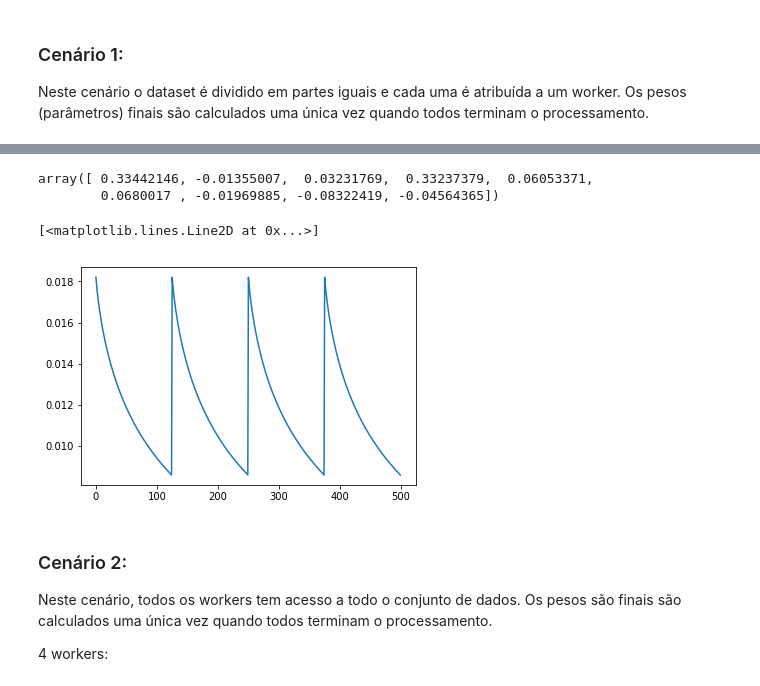
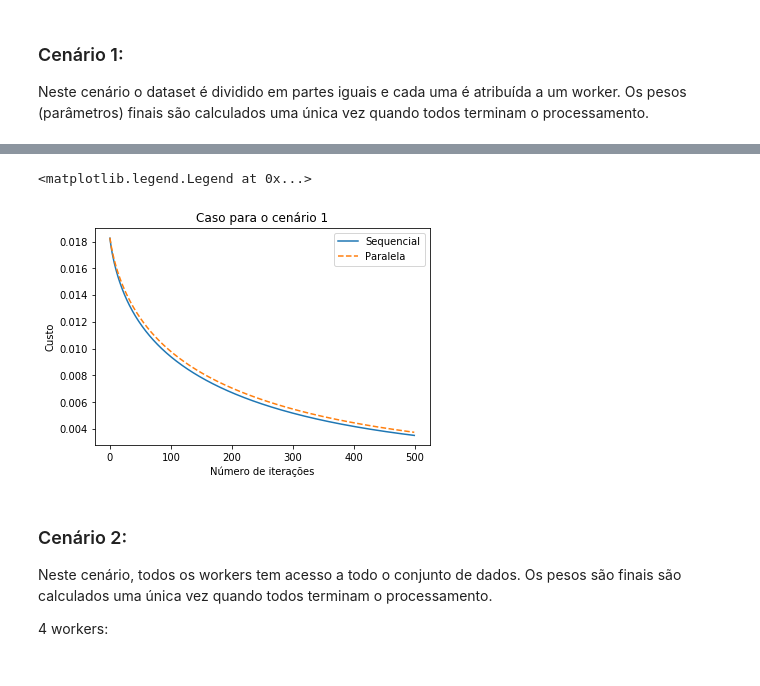
Before and after one commit to jcolares/gdp, a Jupyter notebook: GDParalelo.ipynb, the cells around one changed output, grey strips where cells are left out. Cells and saved outputs as stored; diff of their text form; code cells hidden in the pictures.

Commit message:
Ajuste para todos os cenarios, e ajuste no notebook

```diff
--- a/GDParalelo.ipynb
+++ b/GDParalelo.ipynb
@@ -218,13 +130,13 @@ Wall time: 2.07 s
-# %%
-theta[-1]
-# %% [output]
-array([ 0.33442146, -0.01355007,  0.03231769,  0.33237379,  0.06053371,
-        0.0680017 , -0.01969885, -0.08322419, -0.04564365])
-# %%
-plt.plot(range(len(costs)),costs)
-# %% [output]
-[<matplotlib.lines.Line2D at 0x...>]
-[figure, removed]
+# %%
+plt.plot(range(len(costs_overlap)), costs_overlap)
+plt.plot(range(len(costs_overlap_c1)), costs_overlap_c1,'--')
+plt.ylabel("Custo")
+plt.xlabel("Número de iterações")
+plt.title(f"Caso para o cenário 1")
+plt.legend(('Sequencial', 'Paralela'),loc='upper right')
+# %% [output]
+<matplotlib.legend.Legend at 0x...>
+[figure, added]
 # %% [markdown]
 ### Cenário 2:
 Neste cenário, todos os workers tem acesso a todo o conjunto de dados. Os pesos são finais são calculados uma única vez quando todos terminam o processamento.
```
Also changed, not shown: parts of 56 cells of this notebook, 1 other file.
